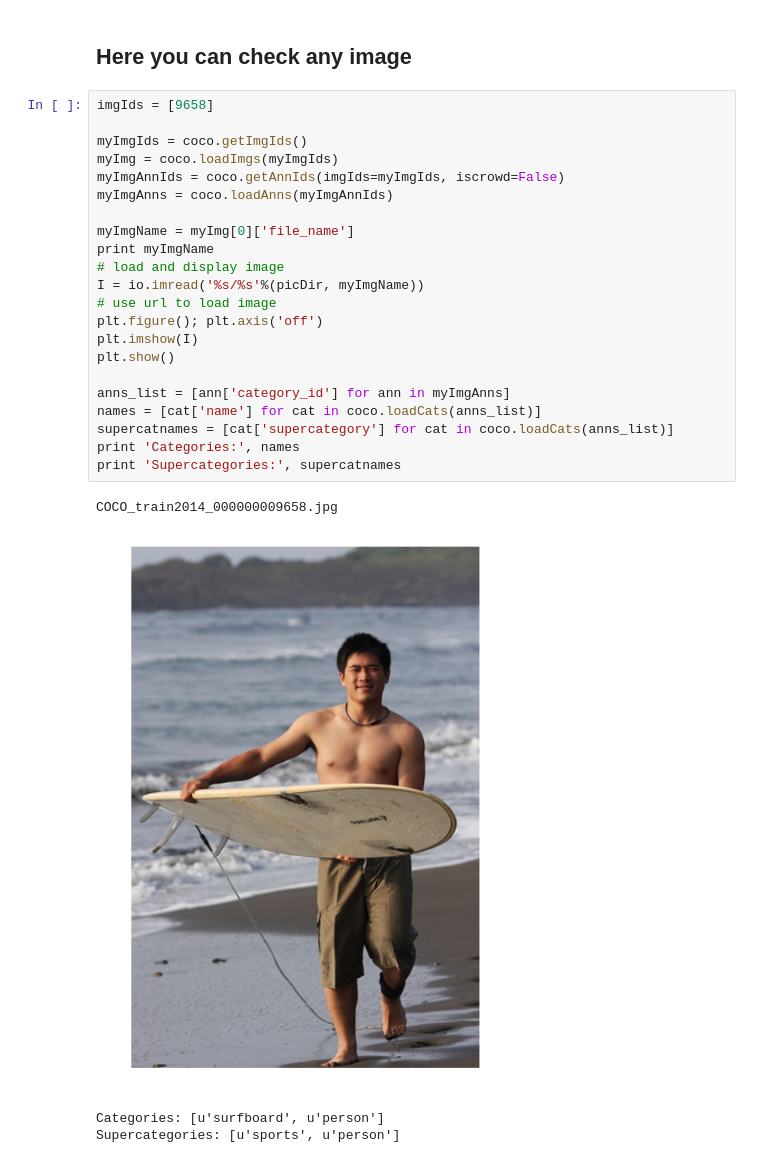
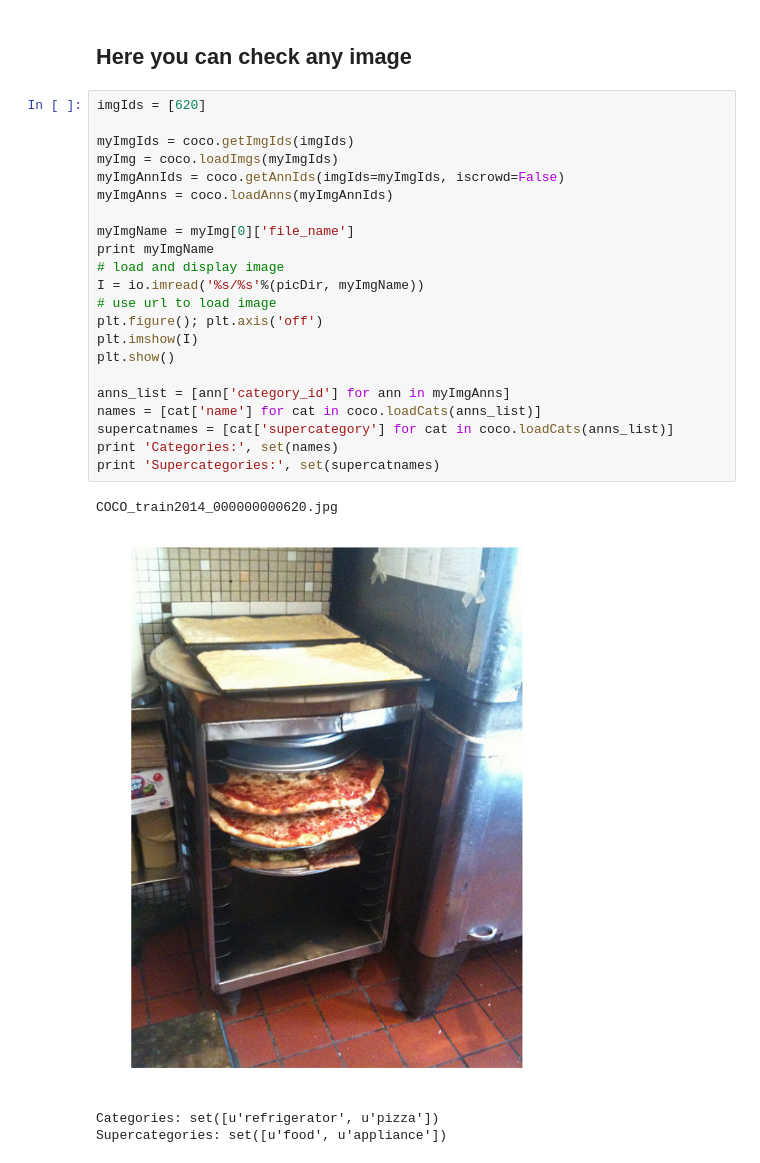
Before and after one commit to BorisLestsov/cuDNN-API, a Jupyter notebook: dataset/show_image.ipynb, the cells around one changed output. Cells and saved outputs as stored; diff of their text form.

```diff
--- a/dataset/show_image.ipynb
+++ b/dataset/show_image.ipynb
@@ -36,29 +36,29 @@ outdoor food indoor appliance sports person animal vehicle furniture accessory e
 # %% [markdown]
 ## Here you can check any image
 # %%
-imgIds = [9658]
+imgIds = [620]
 
-myImgIds = coco.getImgIds()
+myImgIds = coco.getImgIds(imgIds)
 myImg = coco.loadImgs(myImgIds)
 myImgAnnIds = coco.getAnnIds(imgIds=myImgIds, iscrowd=False)
 myImgAnns = coco.loadAnns(myImgAnnIds)
 
 myImgName = myImg[0]['file_name']
 print myImgName
 # load and display image
 I = io.imread('%s/%s'%(picDir, myImgName))
 # use url to load image
 plt.figure(); plt.axis('off')
 plt.imshow(I)
 plt.show()
 
 anns_list = [ann['category_id'] for ann in myImgAnns]
 names = [cat['name'] for cat in coco.loadCats(anns_list)]
 supercatnames = [cat['supercategory'] for cat in coco.loadCats(anns_list)]
-print 'Categories:', names
-print 'Supercategories:', supercatnames
+print 'Categories:', set(names)
+print 'Supercategories:', set(supercatnames)
 # %% [output]
-COCO_train2014_000000009658.jpg
+COCO_train2014_000000000620.jpg
-[figure, old version]
+[figure, new version]
-Categories: [u'surfboard', u'person']
-Supercategories: [u'sports', u'person']
+Categories: set([u'refrigerator', u'pizza'])
+Supercategories: set([u'food', u'appliance'])
```
Also changed, not shown: parts of 3 cells of this notebook, 14 other files.
